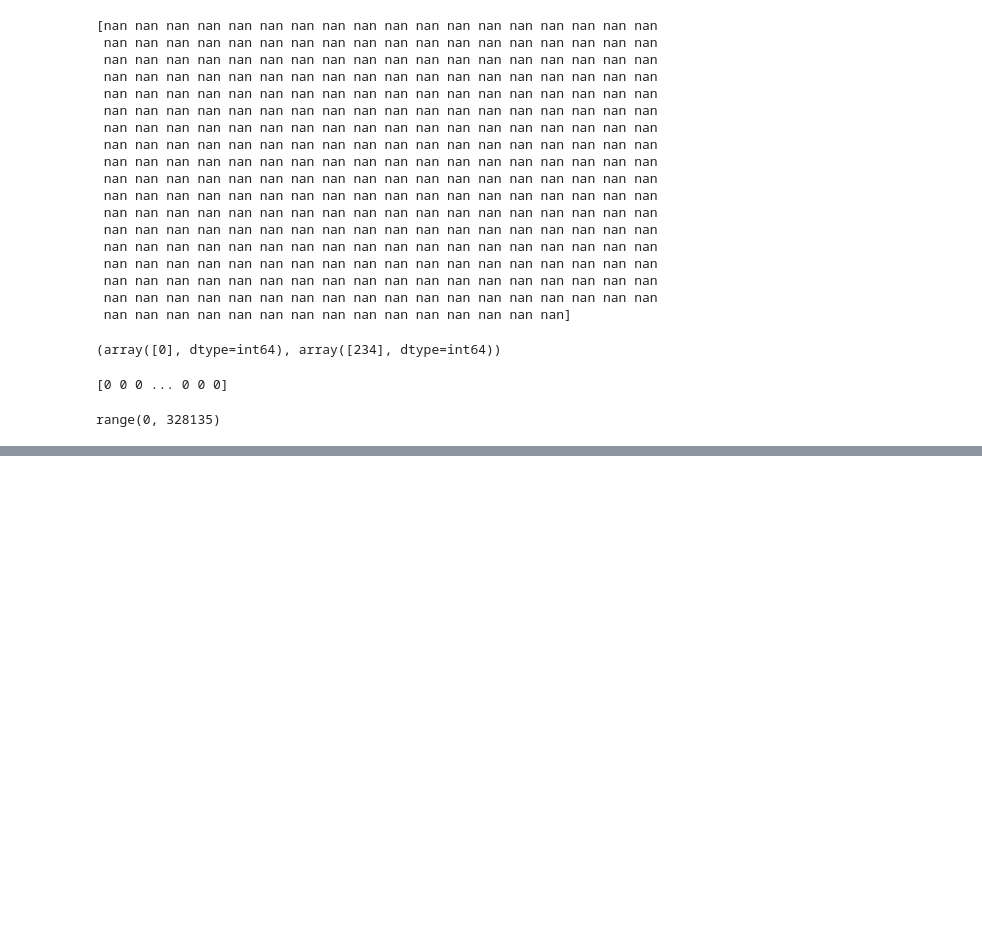
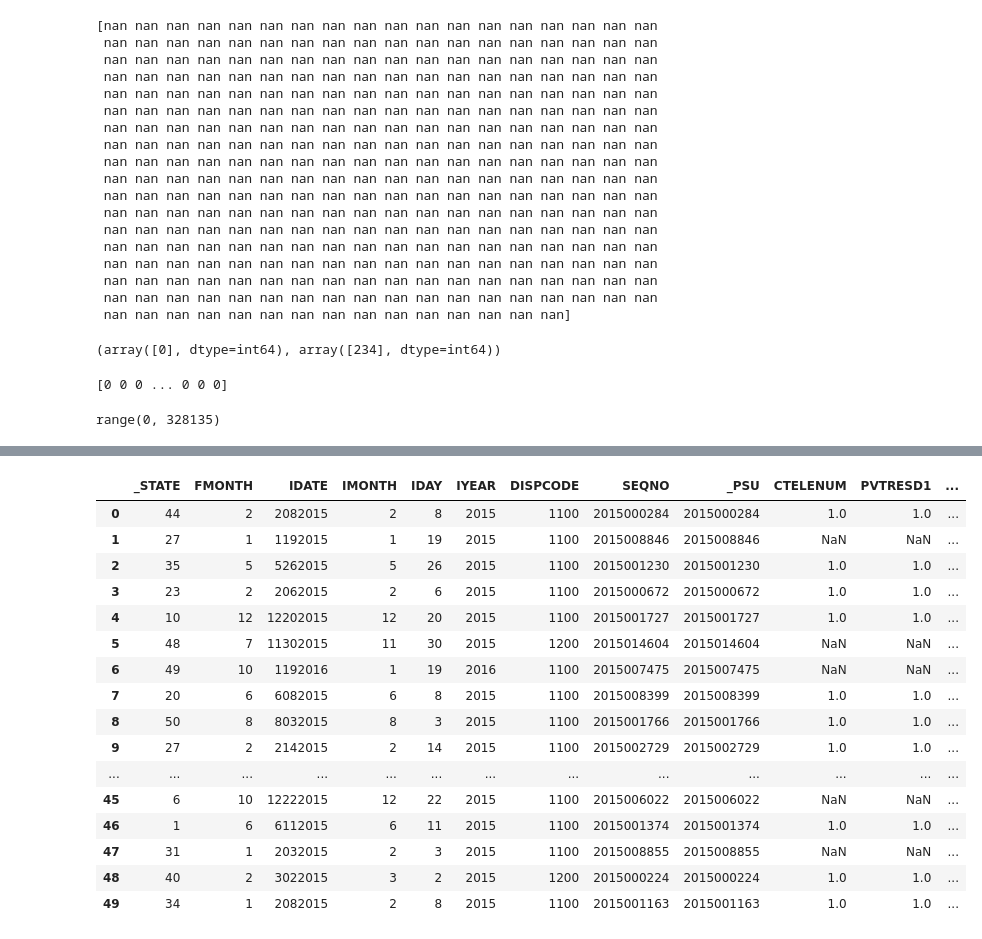
Before and after one commit to julijul-3/ML_project1, a Jupyter notebook: run.ipynb, the cells around one changed output, grey strips where cells are left out. Saved outputs shown, nothing was run; the diff lists cells and outputs as text; code cells hidden in the pictures; blank space fills up the shorter version.

Commit message:
ajout de pandas juste pr visualiser les csv

```diff
--- a/run.ipynb
+++ b/run.ipynb
@@ -79,3 +79,12 @@ print(y)
 print(ids)
 # %% [output]
 range(0, 328135)
+# %%
+import pandas as pd
+
+data = pd.read_csv('dataset/x_test.csv')
+# %%
+pd.set_option('display.max_rows', 500)
+pd.set_option('display.max_columns', 500)
+pd.set_option('display.width', 1000)
+#pd.set_option('display.expand_frame_repr', False)
@@ -81,0 +100,20 @@ range(0, 328135)
+# %%
+data.head(50)
+# %% [output]
+|  | _STATE | FMONTH | IDATE | IMONTH | IDAY | IYEAR | DISPCODE | SEQNO | _PSU | CTELENUM | PVTRESD1 | ... |
+| 0 | 44 | 2 | 2082015 | 2 | 8 | 2015 | 1100 | 2015000284 | 2015000284 | 1.0 | 1.0 | ... |
+| 1 | 27 | 1 | 1192015 | 1 | 19 | 2015 | 1100 | 2015008846 | 2015008846 | NaN | NaN | ... |
+| 2 | 35 | 5 | 5262015 | 5 | 26 | 2015 | 1100 | 2015001230 | 2015001230 | 1.0 | 1.0 | ... |
+| 3 | 23 | 2 | 2062015 | 2 | 6 | 2015 | 1100 | 2015000672 | 2015000672 | 1.0 | 1.0 | ... |
+| 4 | 10 | 12 | 12202015 | 12 | 20 | 2015 | 1100 | 2015001727 | 2015001727 | 1.0 | 1.0 | ... |
+| 5 | 48 | 7 | 11302015 | 11 | 30 | 2015 | 1200 | 2015014604 | 2015014604 | NaN | NaN | ... |
+| 6 | 49 | 10 | 1192016 | 1 | 19 | 2016 | 1100 | 2015007475 | 2015007475 | NaN | NaN | ... |
+| 7 | 20 | 6 | 6082015 | 6 | 8 | 2015 | 1100 | 2015008399 | 2015008399 | 1.0 | 1.0 | ... |
+| 8 | 50 | 8 | 8032015 | 8 | 3 | 2015 | 1100 | 2015001766 | 2015001766 | 1.0 | 1.0 | ... |
+| 9 | 27 | 2 | 2142015 | 2 | 14 | 2015 | 1100 | 2015002729 | 2015002729 | 1.0 | 1.0 | ... |
+| ... | ... | ... | ... | ... | ... | ... | ... | ... | ... | ... | ... | ... |
+| 45 | 6 | 10 | 12222015 | 12 | 22 | 2015 | 1100 | 2015006022 | 2015006022 | NaN | NaN | ... |
+| 46 | 1 | 6 | 6112015 | 6 | 11 | 2015 | 1100 | 2015001374 | 2015001374 | 1.0 | 1.0 | ... |
+| 47 | 31 | 1 | 2032015 | 2 | 3 | 2015 | 1100 | 2015008855 | 2015008855 | NaN | NaN | ... |
+| 48 | 40 | 2 | 3022015 | 3 | 2 | 2015 | 1200 | 2015000224 | 2015000224 | 1.0 | 1.0 | ... |
+| 49 | 34 | 1 | 2082015 | 2 | 8 | 2015 | 1100 | 2015001163 | 2015001163 | 1.0 | 1.0 | ... |
```
Also changed, not shown: parts of 2 cells of this notebook, 1 other file.
